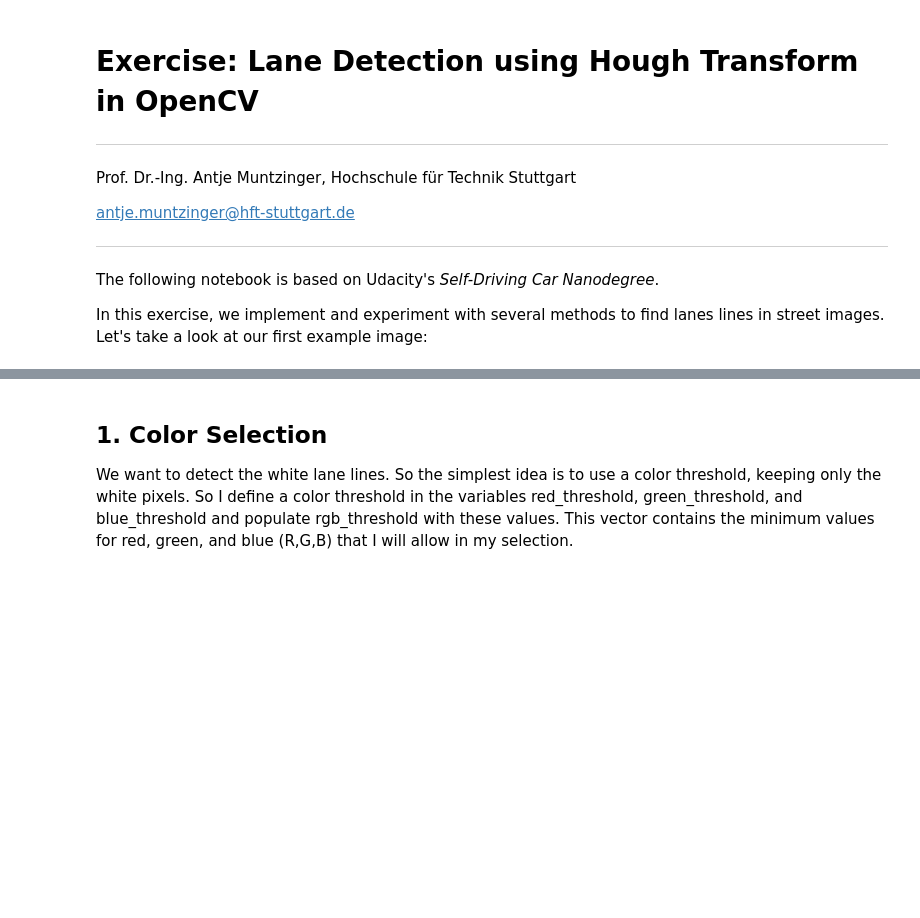
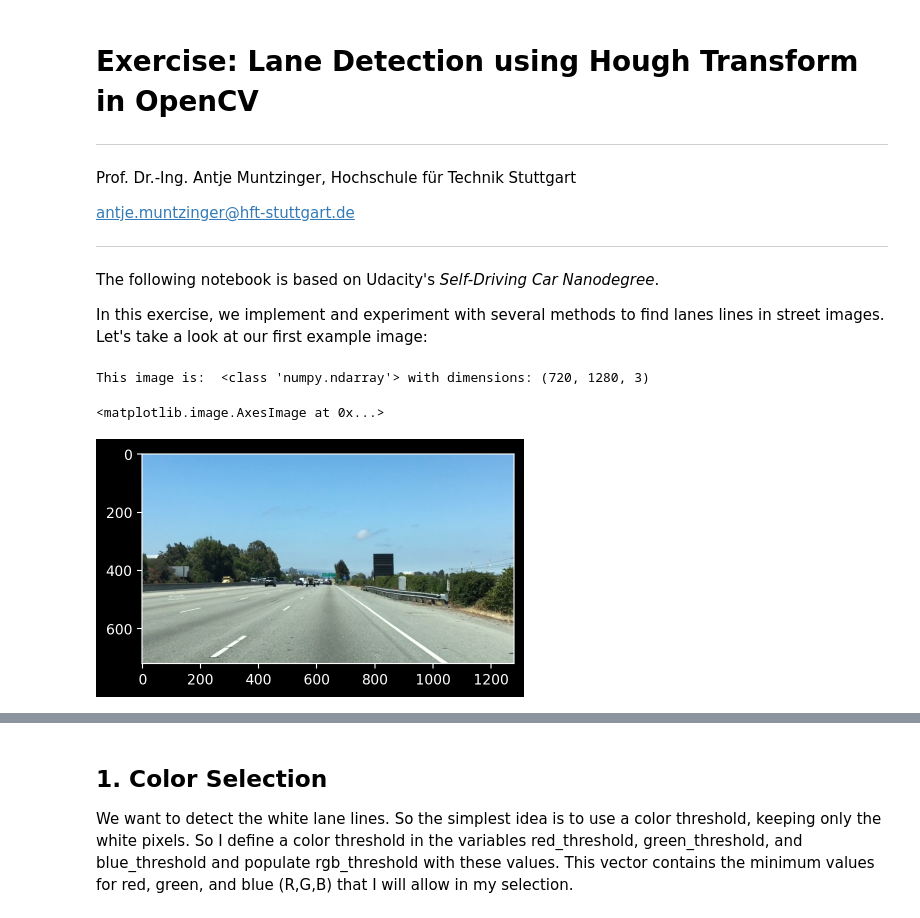
Before and after one commit to hai5rt/MMA-Mustererkennung, a Jupyter notebook: 3 Hough - Transformation/Exercise_Hough__starter.ipynb, the cells around one changed output, grey strips where cells are left out. Drawn from its saved outputs; the diff is of its cells as text; code cells hidden in the pictures; blank space fills up the shorter version.

```diff
--- a/3 Hough - Transformation/Exercise_Hough__starter.ipynb
+++ b/3 Hough - Transformation/Exercise_Hough__starter.ipynb
@@ -15,16 +15,20 @@ In this exercise, we implement and experiment with several methods to find lanes
 # %%
 #doing all the relevant imports
 import matplotlib.pyplot as plt
 import matplotlib.image as mpimg
 import numpy as np
 import cv2
 
 # Read in the image and print some stats
-image = mpimg.imread('images/street.jpg')
+image = mpimg.imread('../images/street.jpg')
 print('This image is: ', type(image),
          'with dimensions:', image.shape)
 
 plt.imshow(image)
+# %% [output]
+This image is:  <class 'numpy.ndarray'> with dimensions: (720, 1280, 3)
+<matplotlib.image.AxesImage at 0x...>
+[figure, added]
 # %%
 gray = cv2.cvtColor(image, cv2.COLOR_RGB2GRAY) #grayscale conversion
 plt.imshow(gray, cmap='gray')
```
Also changed, not shown: parts of 3 cells of this notebook.
